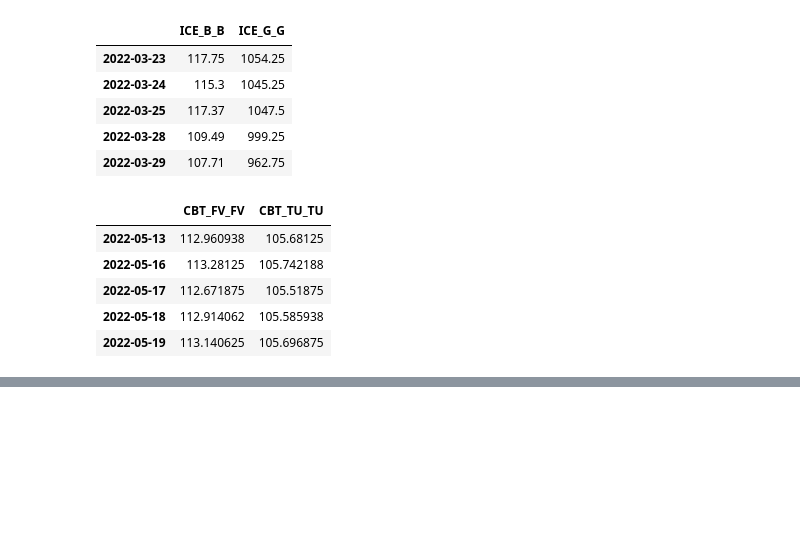
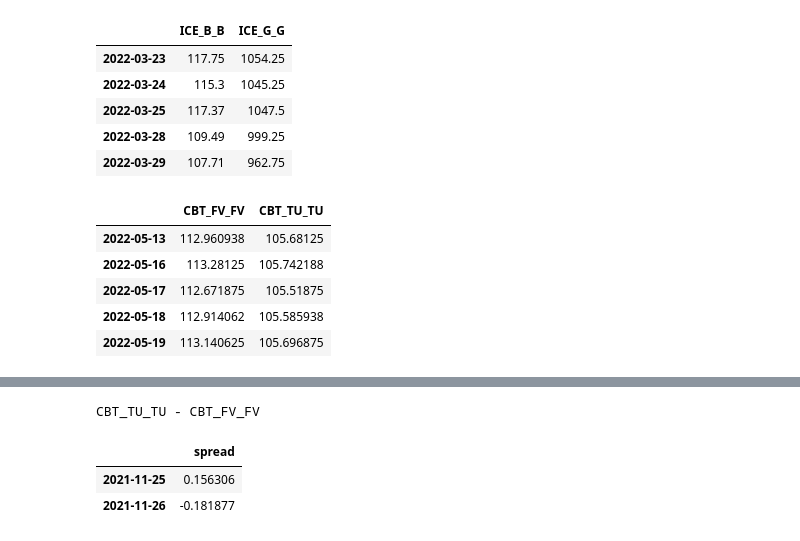
Before and after one commit to Zixin730/quant_trading_2023, a Jupyter notebook: hw/Zixin_Zhang_hw1.ipynb, the cells around one changed output, grey strips where cells are left out. Drawn from its saved outputs; the diff is of its cells as text; code cells hidden in the pictures; blank space fills up the shorter version.

```diff
--- a/hw/Zixin_Zhang_hw1.ipynb
+++ b/hw/Zixin_Zhang_hw1.ipynb
@@ -127 +129,9 @@ S2.to_excel("../data/hw1/S2.xlsx")
+# %%
+print("CBT_TU_TU - CBT_FV_FV")
+S2.loc[["2021-11-25", "2021-11-26"]]
+# %% [output]
+CBT_TU_TU - CBT_FV_FV
+|  | spread |
+| 2021-11-25 | 0.156306 |
+| 2021-11-26 | -0.181877 |
 # %% [markdown]
```
Also changed, not shown: parts of 14 cells of this notebook.
